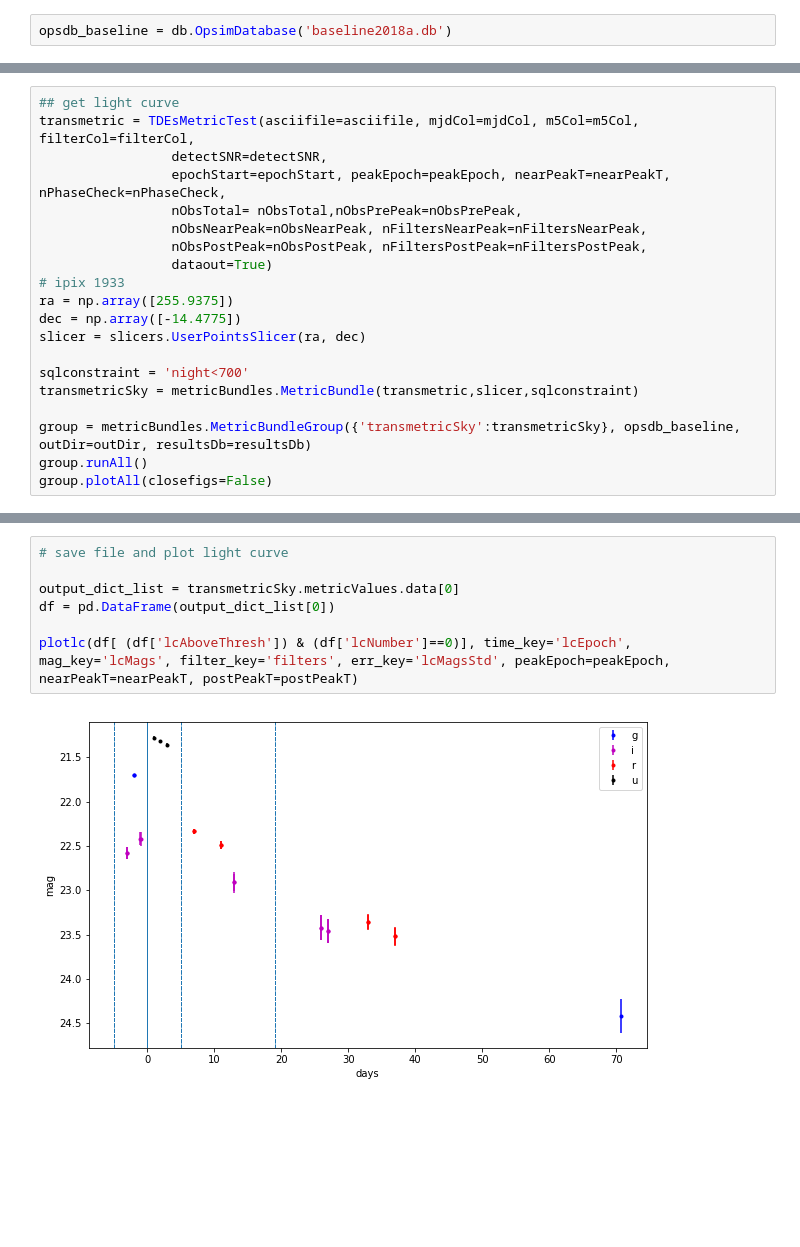
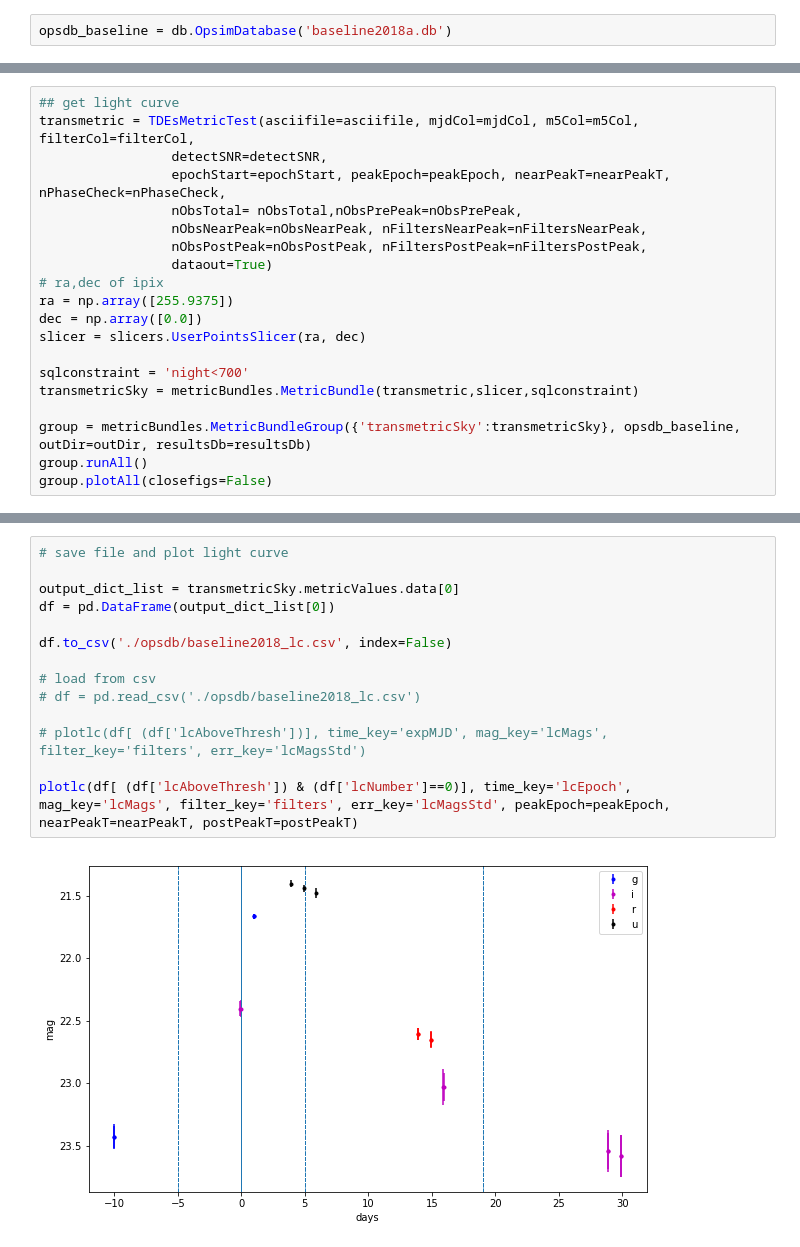
Before and after one commit to xiaolng/maf, a Jupyter notebook: TDEsDb.ipynb, the cells around one changed output, grey strips where cells are left out. Cells and saved outputs as stored; diff of their text form; blank space fills up the shorter version.

```diff
--- a/TDEsDb.ipynb
+++ b/TDEsDb.ipynb
@@ -274,9 +239,9 @@ transmetric = TDEsMetricTest(asciifile=asciifile, mjdCol=mjdCol, m5Col=m5Col, fi
                  nObsNearPeak=nObsNearPeak, nFiltersNearPeak=nFiltersNearPeak,
                  nObsPostPeak=nObsPostPeak, nFiltersPostPeak=nFiltersPostPeak,
                  dataout=True)
-# ipix 1933
+# ra,dec of ipix
 ra = np.array([255.9375])
-dec = np.array([-14.4775])
+dec = np.array([0.0])
 slicer = slicers.UserPointsSlicer(ra, dec)
 
 sqlconstraint = 'night<700'
@@ -323,9 +264,16 @@ df[ (df['lcAboveThresh']) & (df['lcNumber']==0)]
 # %%
 # save file and plot light curve
 
 output_dict_list = transmetricSky.metricValues.data[0]
 df = pd.DataFrame(output_dict_list[0])
 
+df.to_csv('./opsdb/baseline2018_lc.csv', index=False)
+
+# load from csv
+# df = pd.read_csv('./opsdb/baseline2018_lc.csv')
+
+# plotlc(df[ (df['lcAboveThresh'])], time_key='expMJD', mag_key='lcMags', filter_key='filters', err_key='lcMagsStd')
+
 plotlc(df[ (df['lcAboveThresh']) & (df['lcNumber']==0)], time_key='lcEpoch', mag_key='lcMags', filter_key='filters', err_key='lcMagsStd', peakEpoch=peakEpoch, nearPeakT=nearPeakT, postPeakT=postPeakT)
 # %% [output]
-[figure, old version]
+[figure, new version]
```
Also changed, not shown: parts of 27 cells of this notebook.
